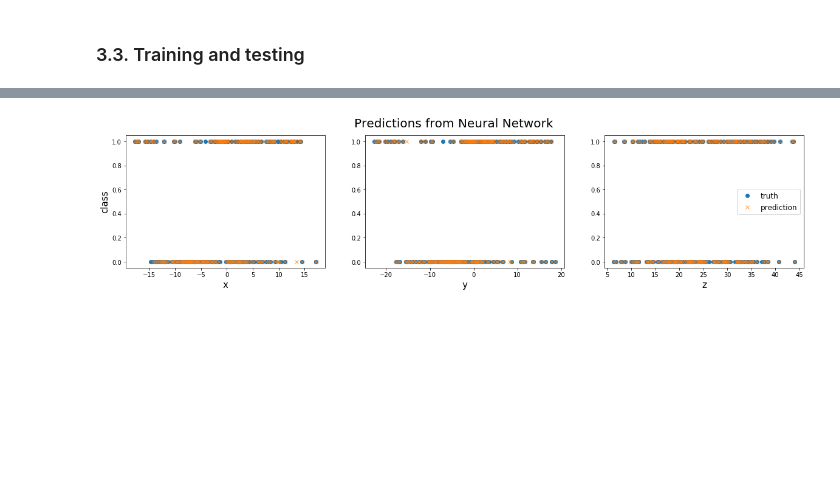
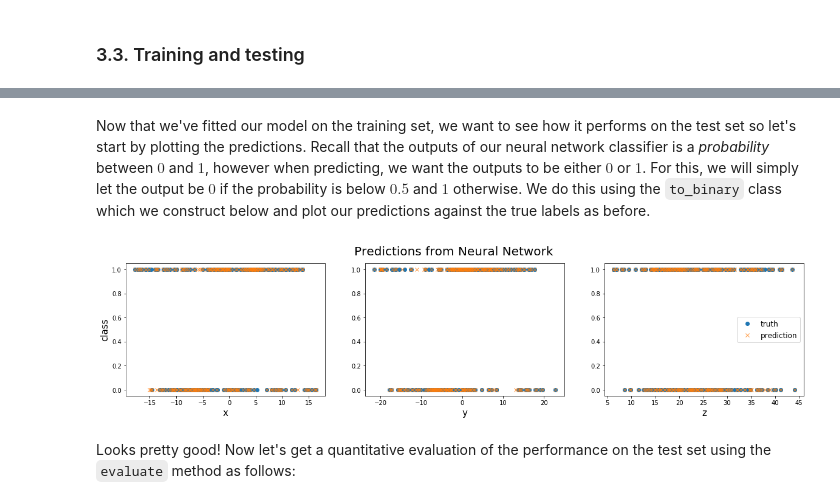
Before and after one commit to sotakao/STUOD_Hackathon_2021, a Jupyter notebook: tutorials/Part1-Classification.ipynb, the cells around one changed output, grey strips where cells are left out. Saved outputs shown, nothing was run; the diff lists cells and outputs as text; code cells hidden in the pictures; blank space fills up the shorter version.

```diff
--- a/tutorials/Part1-Classification.ipynb
+++ b/tutorials/Part1-Classification.ipynb
@@ -221,9 +242,8 @@ Some important features may not be present in the inputs, leading to *underfitti
 from sklearn.preprocessing import PolynomialFeatures
 
 poly = PolynomialFeatures(2, interaction_only=True, include_bias=False)
-transform = poly.fit_transform
+psi = poly.fit_transform
 
-model_lr_plus = LogisticRegression()
-train_X_extended = transform(train_X)
-
-model_lr_plus.fit(train_X_extended, train_y)
+# Extend features in training and testing set
+train_X_extended = psi(train_X)
+test_X_extended = psi(test_X)
@@ -357,19 +505,20 @@ __Note:__ The test dataset will also be normalized using the mean and variance o
 # %%
 model_nn = Sequential([
+
+    # input layer
     Input(shape=(3,)),
+
+    # normalization
     Normalize,
+
+    # hidden layers
     Dense(100, activation='relu'),
     Dense(100, activation='relu'),
     Dense(100, activation='relu'),
     Dense(100, activation='relu'),
     Dense(100, activation='relu'),
-    Dense(1, activation='sigmoid')])
 
-loss_fn = keras.losses.BinaryCrossentropy()
-opt = keras.optimizers.Adam(learning_rate=0.001)
+    # output layer
+    Dense(1, activation='sigmoid')
 
-model_nn.compile(loss=loss_fn,
-                 optimizer='adam',
-                 metrics=['accuracy'])
-
-model_nn.summary()
+])
@@ -393,0 +542,5 @@ _________________________________________________________________
+# %%
+# Compile the model
+model_nn.compile(loss=loss_fn,
+                 optimizer=opt,
+                 metrics=['accuracy'])
@@ -419,18 +596,23 @@ Epoch 10/10
 <tensorflow.python.keras.callbacks.History at 0x...>
+# %% [markdown]
+Now that we've fitted our model on the training set, we want to see how it performs on the test set so let's start by plotting the predictions.
+Recall that the outputs of our neural network classifier is a *probability* between $0$ and $1$, however when predicting, we want the outputs to be either $0$ or $1$. For this, we will simply let the output be $0$ if the probability is below $0.5$ and $1$ otherwise. We do this using the `to_binary` class which we construct below and plot our predictions against the true labels as before.
 # %%
 class to_binary():
-    def __init__(self, pred_model, cutoff=0.5):
-        self.model = pred_model
+    def __init__(self, model, cutoff=0.5):
+        self.model = model
         self.cutoff = cutoff
     def predict(self, X):
         ypred = self.model(X)
         ypred_binary = np.array([0 if p < self.cutoff else 1 for p in ypred])
         return ypred_binary
 
 model_nn_binary = to_binary(model_nn)
 plot_predictions(model_nn_binary.predict, test_X, test_y, 'Predictions from Neural Network')
 # %% [output]
-[figure, old version]
+[figure, new version]
+# %% [markdown]
+Looks pretty good! Now let's get a quantitative evaluation of the performance on the test set using the `evaluate` method as follows:
 # %%
 loss_nn, accuracy_nn = model_nn.evaluate(test_X, test_y)
 # %% [output]
```
Also changed, not shown: parts of 62 cells of this notebook, 9 other files.
